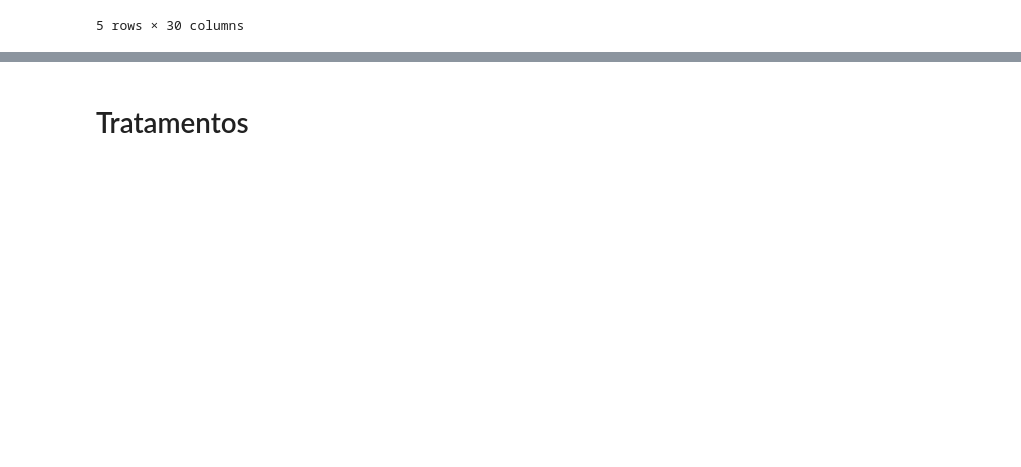
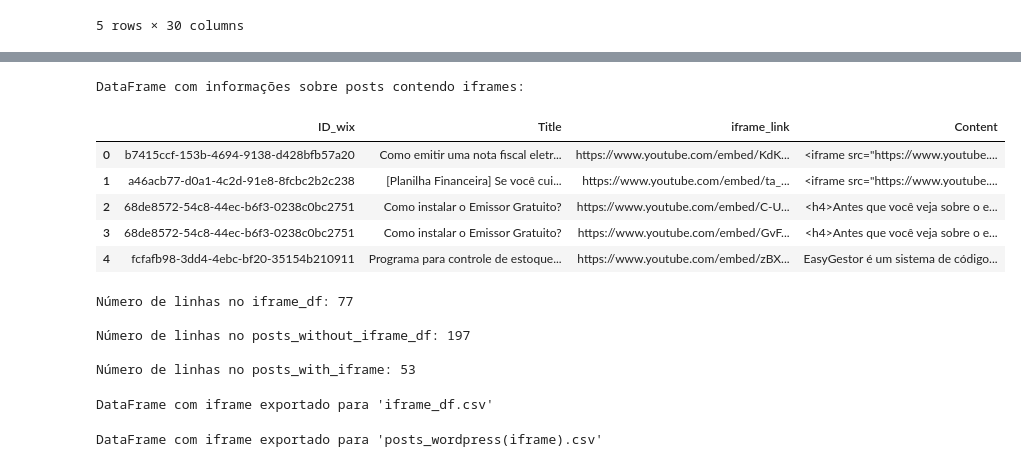
Before and after one commit to cayoc9/wordpress_to_wix-migrator, a Jupyter notebook: main.ipynb, the cells around one changed output, grey strips where cells are left out. Drawn from its saved outputs; the diff is of its cells as text; code cells hidden in the pictures; blank space fills up the shorter version.

```diff
--- a/main.ipynb
+++ b/main.ipynb
@@ -248,8 +272,7 @@ colunas_para_remover = [
     # Metadados e cache de Plugins (Elementor, Jetpack, etc.)
     '_elementor_edit_mode', '_elementor_template_type',
     '_elementor_pro_version', '_elementor_version', '_elementor_controls_usage',
-    '_elementor_page_assets', '_elementor_css',
-    '_jetpack_related_posts_cache', '_last_editor_used_jetpack',
+    '_elementor_page_assets', '_elementor_css','_last_editor_used_jetpack',
     '_jetpack_memberships_contains_paid_content',
     'ekit_post_views_count', '_wpas_done_all', '_pingme', '_encloseme',
 
@@ -368,2 +334,0 @@ LINE 1: SELECT * FROM "my_table" LIMIT 5
-# %% [markdown]
-# Tratamentos
@@ -374,0 +335,66 @@ LINE 1: SELECT * FROM "my_table" LIMIT 5
+# %%
+from bs4 import BeautifulSoup
+import pandas as pd
+
+# Filter posts that contain <iframe> tags in the 'Content' column
+posts_with_iframe = df3[df3['Content'].str.contains('<iframe', na=False)].copy()
+
+# Get the indices of posts with iframes
+indices_with_iframe = posts_with_iframe.index
+
+# Filter df3 to exclude these indices
+posts_without_iframe_df = df3.drop(indices_with_iframe)
+
+
+# Create an empty list to store the extracted data for iframes
+iframe_data = []
+
+# Iterate through the filtered posts to extract iframe data
+for index, row in posts_with_iframe.iterrows():
+    content = row['Content']
+    soup = BeautifulSoup(content, 'html.parser')
+    iframes = soup.find_all('iframe')
+
+    # Extract the src attribute (link) from each iframe
+    for iframe in iframes:
+        iframe_link = iframe.get('src')
+        if iframe_link:  # Only add if a link is found
+            iframe_data.append({
+                'ID_wix': row['ID_wix'],
+                'Title': row['Title'],
+                'iframe_link': iframe_link,
+                'Content': content # Include the full content if needed for context
+            })
+
+# Create a new DataFrame from the collected iframe data
+iframe_df = pd.DataFrame(iframe_data)
+
+print("DataFrame com informações sobre posts contendo iframes:")
+display(iframe_df.head())
+print(f"\nNúmero de linhas no iframe_df: {len(iframe_df)}")
+
+print(f"\nNúmero de linhas no posts_without_iframe_df: {len(posts_without_iframe_df)}")
+print(f"\nNúmero de linhas no posts_with_iframe: {len(posts_with_iframe)}")
+# %% [output]
+DataFrame com informações sobre posts contendo iframes:
+|  | ID_wix | Title | iframe_link | Content |
+| 0 | b7415ccf-153b-4694-9138-d428bfb57a20 | Como emitir uma nota fiscal eletr... | https://www.youtube.com/embed/KdK... | <iframe src="https://www.youtube.... |
+| 1 | a46acb77-d0a1-4c2d-91e8-8fcbc2b2c238 | [Planilha Financeira] Se você cui... | https://www.youtube.com/embed/ta_... | <iframe src="https://www.youtube.... |
+| 2 | 68de8572-54c8-44ec-b6f3-0238c0bc2751 | Como instalar o Emissor Gratuito? | https://www.youtube.com/embed/C-U... | <h4>Antes que você veja sobre o e... |
+| 3 | 68de8572-54c8-44ec-b6f3-0238c0bc2751 | Como instalar o Emissor Gratuito? | https://www.youtube.com/embed/GvF... | <h4>Antes que você veja sobre o e... |
+| 4 | fcfafb98-3dd4-4ebc-bf20-35154b210911 | Programa para controle de estoque... | https://www.youtube.com/embed/zBX... | EasyGestor é um sistema de código... |
+Número de linhas no iframe_df: 77
+
+Número de linhas no posts_without_iframe_df: 197
+
+Número de linhas no posts_with_iframe: 53
+# %%
+iframe_df.to_csv('iframe_df.csv', index=False)
+print("DataFrame com iframe exportado para 'iframe_df.csv'")
+# %% [output]
+DataFrame com iframe exportado para 'iframe_df.csv'
+# %%
+posts_with_iframe.to_csv('posts_wordpress(iframe).csv', index=False)
+print("DataFrame com iframe exportado para 'posts_wordpress(iframe).csv'")
+# %% [output]
+DataFrame com iframe exportado para 'posts_wordpress(iframe).csv'
```
Also changed, not shown: parts of 31 cells of this notebook, 11 other files.
